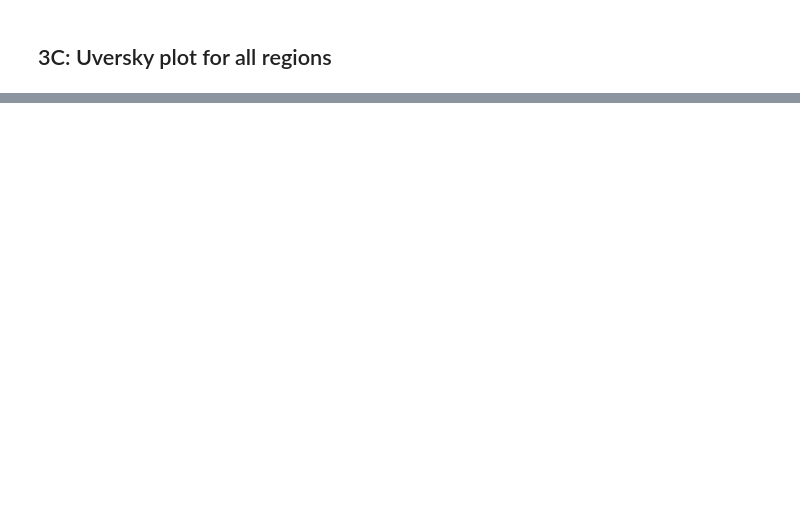
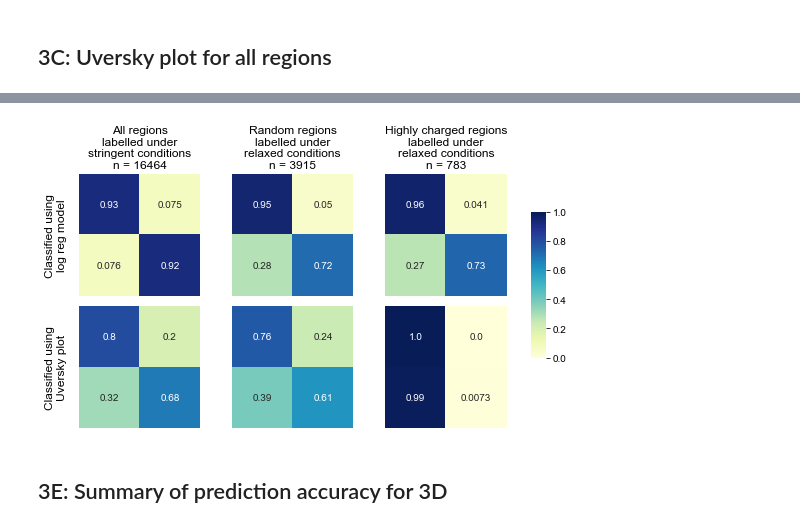
Before and after one commit to rosalindpan/hcrpaper, a Jupyter notebook: figures/Figure3.ipynb, the cells around one changed output, grey strips where cells are left out. Saved outputs shown, nothing was run; the diff lists cells and outputs as text; code cells hidden in the pictures; blank space fills up the shorter version.

```diff
--- a/figures/Figure3.ipynb
+++ b/figures/Figure3.ipynb
@@ -109,0 +188,6 @@ plt.show()
+# %%
+titles = ['All regions\nlabelled under\nstringent conditions',
+          'Random regions\nlabelled under\nrelaxed conditions',
+          'Highly charged regions\nlabelled under\nrelaxed conditions']
+for i, title in enumerate(titles):
+    titles[i] = title + '\nn = ' + str(sample_size[i])
@@ -109,0 +204,29 @@ plt.show()
+# %%
+fig, axes = plt.subplots(2,3, figsize=(7, 4.5))
+cbar_ax = fig.add_axes([1, .25, .03, .45])
+
+for i, ax in enumerate(axes.flat):
+    g = sns.heatmap(pd.DataFrame(get_cnf_freq(cnf_matrices[i])), ax=ax,
+                    square=True, annot=True, fmt=".2",
+                    xticklabels=['', ''], yticklabels=['', ''],
+                    cmap="YlGnBu", cbar= (i == 0),
+                    vmin=0, vmax=1,
+                    cbar_ax=None if i else cbar_ax)
+    g.tick_params(left=False, bottom=False)
+    if i < 3:
+        g.set_title(titles[i], y=1.2)
+    #ax.title.set_position([.5, 0.8])
+    if i == 0:
+        ax.set_ylabel('Classified using\nlog reg model', fontsize=12)
+        ax.yaxis.labelpad = 5
+    elif i == 3:
+        ax.set_ylabel('Classified using\nUversky plot', fontsize=12)
+        ax.yaxis.labelpad = 5
+    bottom, top = ax.get_ylim()
+    ax.set_ylim(bottom + 0.5, top - 0.5)
+
+plt.tight_layout()
+# %% [output]
+[figure, added]
+# %% [markdown]
+## 3E: Summary of prediction accuracy for 3D
```
Also changed, not shown: parts of 24 cells of this notebook, 6 other files.
